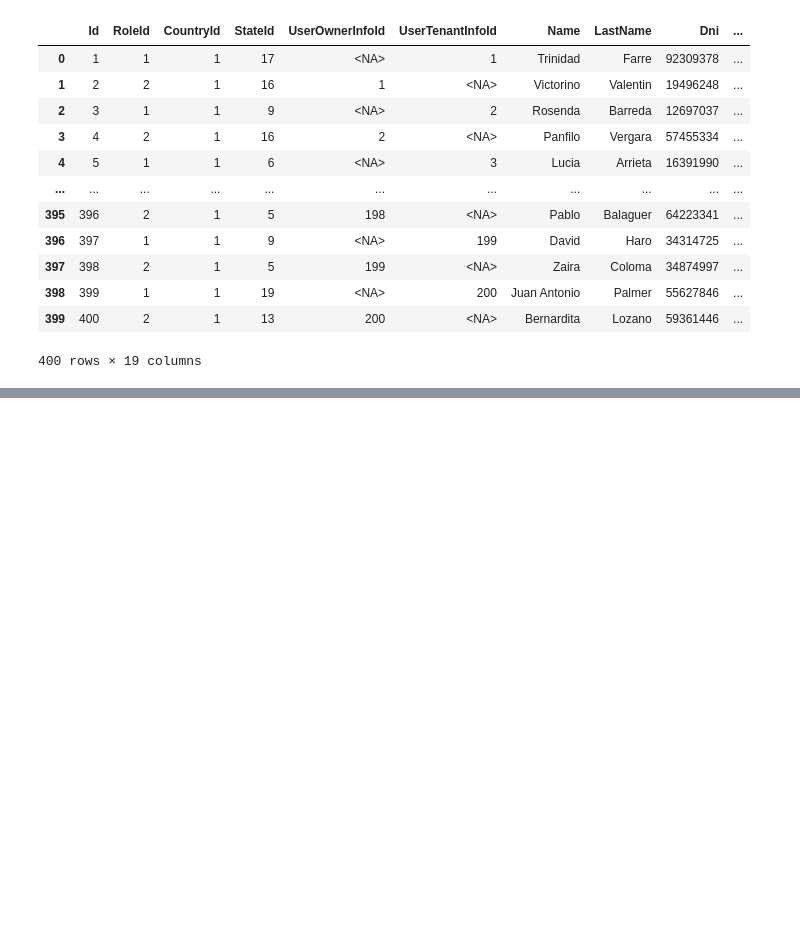
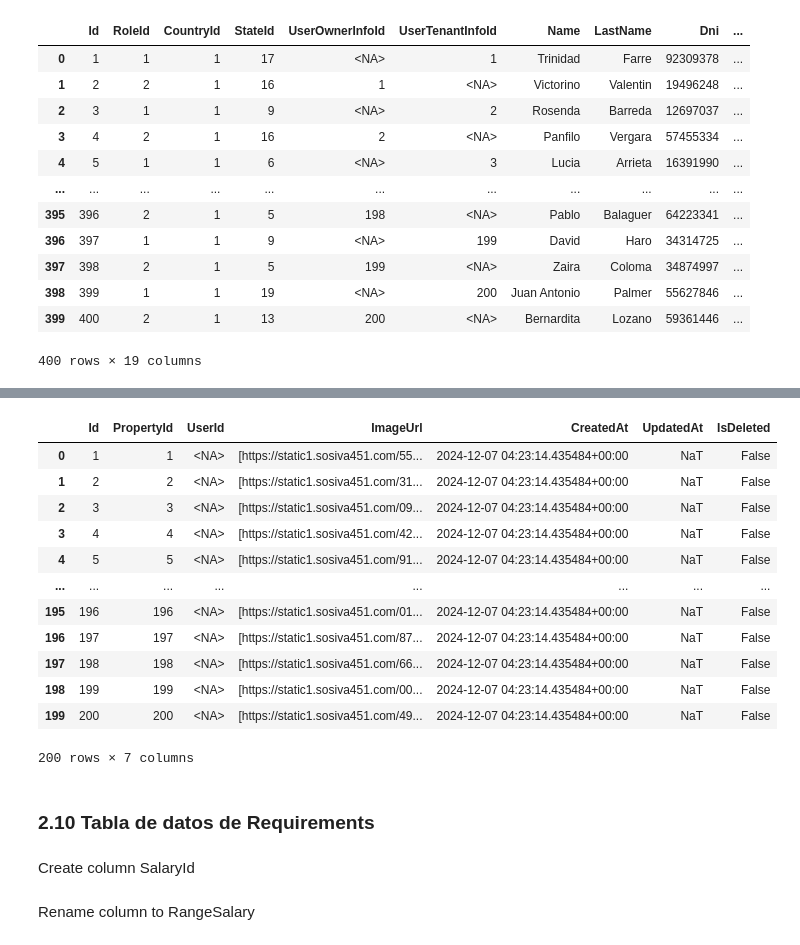
Before and after one commit to santiagobailleres/i004-reffindr-back-python, a Jupyter notebook: etl.ipynb, the cells around one changed output, grey strips where cells are left out. Saved outputs shown, nothing was run; the diff lists cells and outputs as text; code cells hidden in the pictures; blank space fills up the shorter version.

```diff
--- a/etl.ipynb
+++ b/etl.ipynb
@@ -751,0 +756,7 @@ Users
+# %%
+df_images = df_images.rename(columns={'Id': 'PropertyId', 'img': 'ImageUrl'})
+# %%
+df_images.insert(0, 'Id', range(1, len(df_images) + 1))
+df_images.insert(2, 'UserId', pd.Series([None] * len(df_images), dtype="Int64"))
+# %%
+Images = df_images.copy()
@@ -751,0 +765,4 @@ Users
+# %%
+Images['ImageUrl'] = Images['ImageUrl'].apply(
+    lambda x: eval(x) if isinstance(x, str) and x.startswith('[') else x
+)
@@ -751,0 +786,18 @@ Users
+# %%
+Images
+# %% [output]
+|  | Id | PropertyId | UserId | ImageUrl | CreatedAt | UpdatedAt | IsDeleted |
+| 0 | 1 | 1 | <NA> | [https://static1.sosiva451.com/55... | 2024-12-07 04:23:14.435484+00:00 | NaT | False |
+| 1 | 2 | 2 | <NA> | [https://static1.sosiva451.com/31... | 2024-12-07 04:23:14.435484+00:00 | NaT | False |
+| 2 | 3 | 3 | <NA> | [https://static1.sosiva451.com/09... | 2024-12-07 04:23:14.435484+00:00 | NaT | False |
+| 3 | 4 | 4 | <NA> | [https://static1.sosiva451.com/42... | 2024-12-07 04:23:14.435484+00:00 | NaT | False |
+| 4 | 5 | 5 | <NA> | [https://static1.sosiva451.com/91... | 2024-12-07 04:23:14.435484+00:00 | NaT | False |
+| ... | ... | ... | ... | ... | ... | ... | ... |
+| 195 | 196 | 196 | <NA> | [https://static1.sosiva451.com/01... | 2024-12-07 04:23:14.435484+00:00 | NaT | False |
+| 196 | 197 | 197 | <NA> | [https://static1.sosiva451.com/87... | 2024-12-07 04:23:14.435484+00:00 | NaT | False |
+| 197 | 198 | 198 | <NA> | [https://static1.sosiva451.com/66... | 2024-12-07 04:23:14.435484+00:00 | NaT | False |
+| 198 | 199 | 199 | <NA> | [https://static1.sosiva451.com/00... | 2024-12-07 04:23:14.435484+00:00 | NaT | False |
+| 199 | 200 | 200 | <NA> | [https://static1.sosiva451.com/49... | 2024-12-07 04:23:14.435484+00:00 | NaT | False |
+200 rows × 7 columns
+# %% [markdown]
+### 2.10 Tabla de datos de Requirements
@@ -751,0 +808,2 @@ Users
+# %% [markdown]
+Create column SalaryId
@@ -751,0 +812,2 @@ Users
+# %% [markdown]
+Rename column to RangeSalary
```
Also changed, not shown: parts of 29 cells of this notebook.
